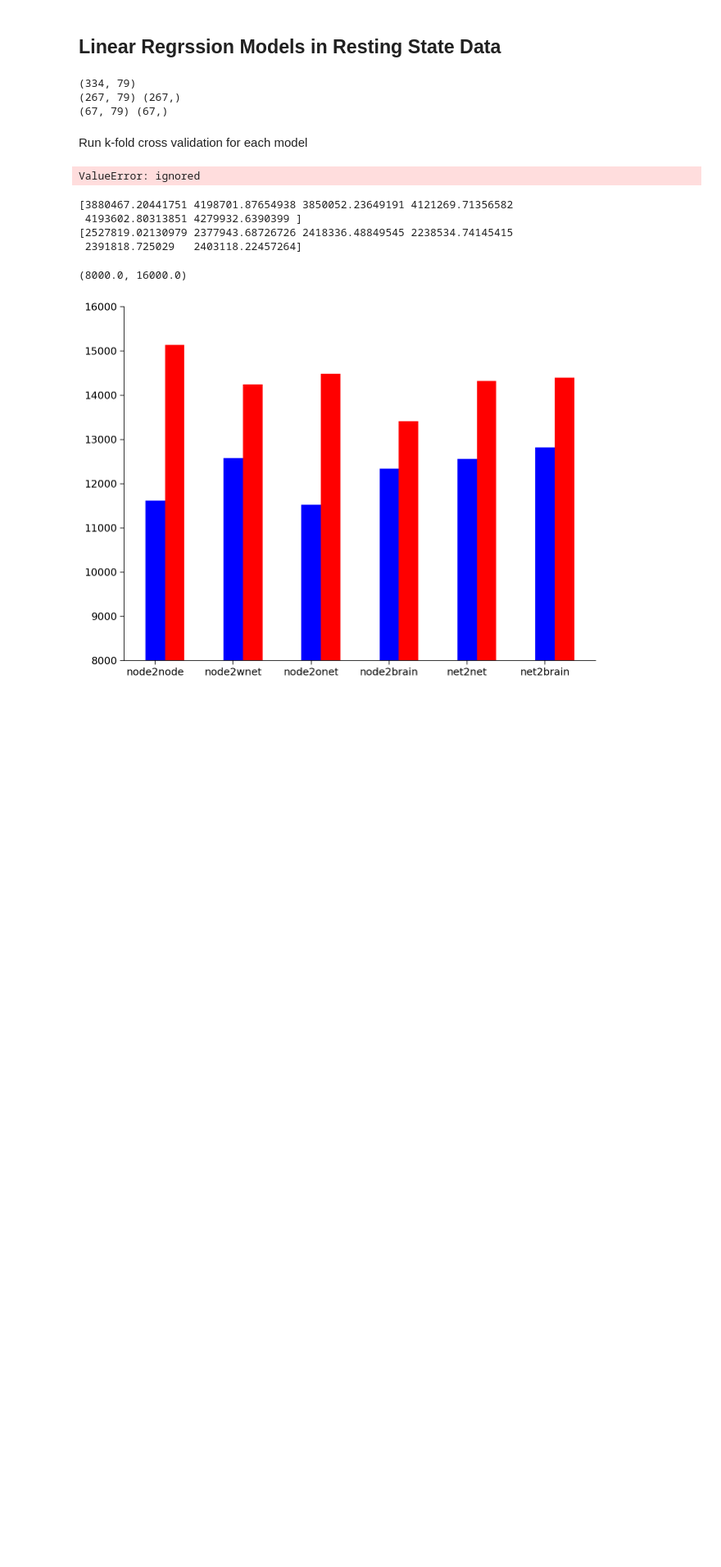
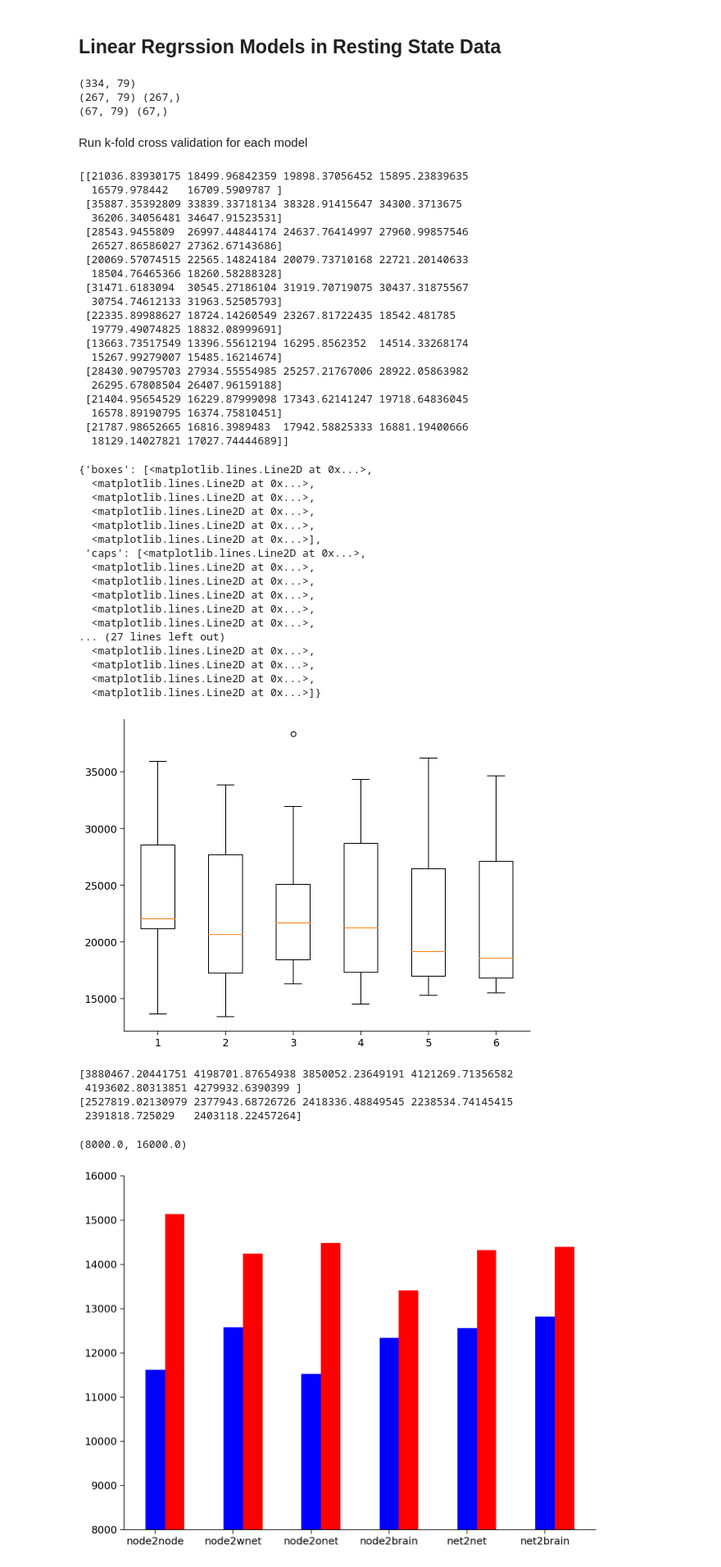
Before and after one commit to andrew-gerlach/small-world-hippos, a Jupyter notebook: load_chp.ipynb, the cells around one changed output. Shown at 82% size. Saved outputs shown, nothing was run; the diff lists cells and outputs as text; code cells hidden in the pictures; blank space fills up the shorter version.

```diff
--- a/load_chp.ipynb
+++ b/load_chp.ipynb
@@ -1401,43 +1401,82 @@ def cross_validate(x_train, y_train, n_splits):
   mse_all = np.zeros((n_splits, n_models))
 
   for i_split, (train_indices, val_indices) in enumerate(kfold_iterator.split(x_train)):
-
+      #print(i_split)
       # Split up the overall training data into cross-validation training and validation sets
       x_cv_train = x_train[train_indices]
       y_cv_train = y_train[train_indices]
       x_cv_val = x_train[val_indices]
       y_cv_val = y_train[val_indices]
 
       # Loop through each model by selecting different predictors (i.e., columns of x_cv_train)
       for m, mod_idx in enumerate(x_idx):
         #print(m) # a number 0-5, corresponding to model
         #print(mod_idx) # end index for each level
         if (m == 0):
           #print(len(x_cv_train[0:x_idx[m]]))
           model = LinearRegression(normalize=True).fit(x_cv_train[:,0:x_idx[m]], y_cv_train)
           # Predict on validation fold
-          y_hat = model.predict(x_cv_train[:,0:x_idx[m]])
-          residuals = y_cv_val - y_hat
+          y_hat = model.predict(x_cv_val[:,0:x_idx[m]])
 
         else:
           model = LinearRegression(normalize=True).fit(x_cv_train[:,x_idx[m-1]:x_idx[m]], y_cv_train)
           # Predict on validation fold
-          y_hat = model.predict(x_cv_train[:,x_idx[m-1]:x_idx[m]])
-          residuals = y_cv_val - y_hat
+          y_hat = model.predict(x_cv_val[:,x_idx[m-1]:x_idx[m]])
 
+        residuals = y_cv_val - y_hat
         mse_this_split = np.mean(residuals ** 2)
-        #mse_all[m] = mse_this_split #MODIFY TO INDEX COLUMN FOR A SPECIFIC MODEL??
+        #print(mse_this_split)
+        mse_all[i_split,m] = mse_this_split
 
-        #print((mse_all))
-
+  print(mse_all)
   return mse_all
 
 
 # Cross-validate using training data
 n_splits = 10
 mse_model = cross_validate(x_train, y_train, n_splits)
+
+#Visualize mse
+plt.boxplot(mse_model)
 # %% [output]
-ValueError: ignored
+[[21036.83930175 18499.96842359 19898.37056452 15895.23839635
+  16579.978442   16709.5909787 ]
+ [35887.35392809 33839.33718134 38328.91415647 34300.3713675
+  36206.34056481 34647.91523531]
+ [28543.9455809  26997.44844174 24637.76414997 27960.99857546
+  26527.86586027 27362.67143686]
+ [20069.57074515 22565.14824184 20079.73710168 22721.20140633
+  18504.76465366 18260.58288328]
+ [31471.6183094  30545.27186104 31919.70719075 30437.31875567
+  30754.74612133 31963.52505793]
+ [22335.89988627 18724.14260549 23267.81722435 18542.481785
+  19779.49074825 18832.08999691]
+ [13663.73517549 13396.55612194 16295.8562352  14514.33268174
+  15267.99279007 15485.16214674]
+ [28430.90795703 27934.55554985 25257.21767006 28922.05863982
+  26295.67808504 26407.96159188]
+ [21404.95654529 16229.87999098 17343.62141247 19718.64836045
+  16578.89190795 16374.75810451]
+ [21787.98652665 16816.3989483  17942.58825333 16881.19400666
+  18129.14027821 17027.74444689]]
+{'boxes': [<matplotlib.lines.Line2D at 0x...>,
+  <matplotlib.lines.Line2D at 0x...>,
+  <matplotlib.lines.Line2D at 0x...>,
+  <matplotlib.lines.Line2D at 0x...>,
+  <matplotlib.lines.Line2D at 0x...>,
+  <matplotlib.lines.Line2D at 0x...>],
+ 'caps': [<matplotlib.lines.Line2D at 0x...>,
+  <matplotlib.lines.Line2D at 0x...>,
+  <matplotlib.lines.Line2D at 0x...>,
+  <matplotlib.lines.Line2D at 0x...>,
+  <matplotlib.lines.Line2D at 0x...>,
+  <matplotlib.lines.Line2D at 0x...>,
+... (27 lines left out)
+  <matplotlib.lines.Line2D at 0x...>,
+  <matplotlib.lines.Line2D at 0x...>,
+  <matplotlib.lines.Line2D at 0x...>,
+  <matplotlib.lines.Line2D at 0x...>]}
+[figure, added]
 # %%
 print(sse)
 print(acc)
```
